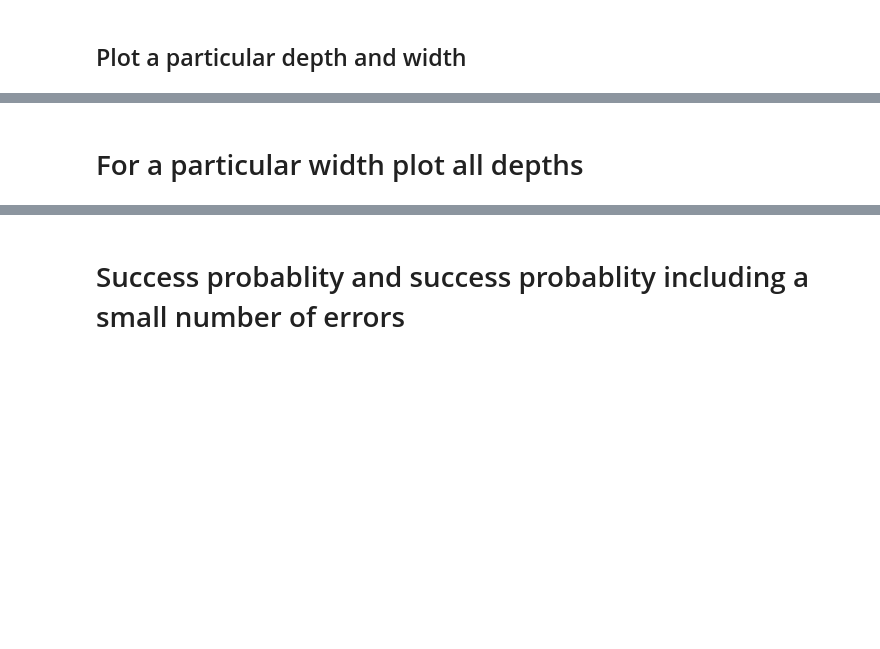
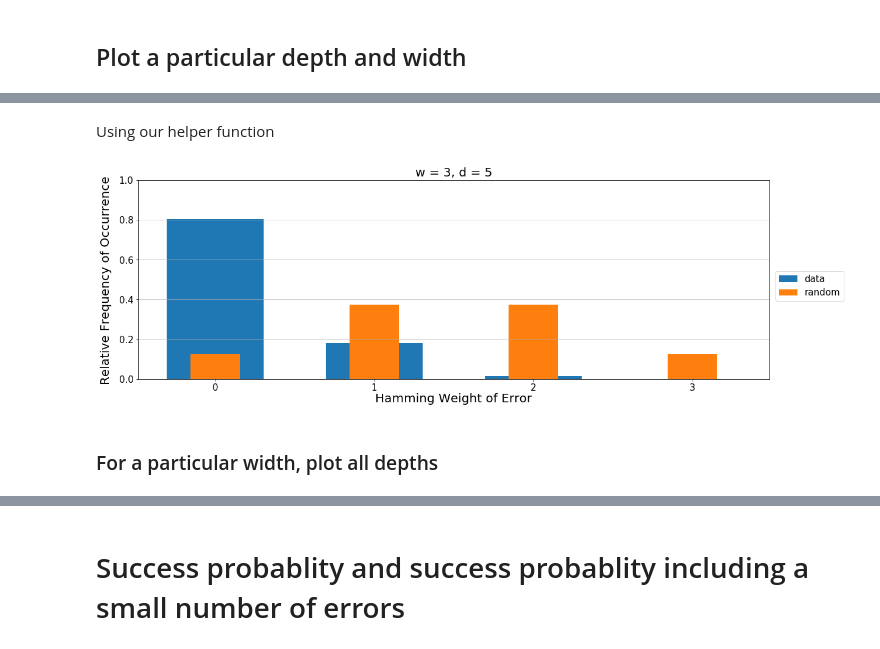
Before and after one commit to rigetti/forest-benchmarking, a Jupyter notebook: examples/volumetrics.ipynb, the cells around one changed output, grey strips where cells are left out. Drawn from its saved outputs; the diff is of its cells as text; code cells hidden in the pictures; blank space fills up the shorter version.

```diff
--- a/examples/volumetrics.ipynb
+++ b/examples/volumetrics.ipynb
@@ -372,2 +372,8 @@ plt.show()
+# %% [markdown]
+Using our helper function
+# %%
+fig, axs = plot_error_distributions(avg_err_hamm_distrs, widths=[w], depths=[d], plot_rand_distr=True)
+# %% [output]
+[figure, added]
 # %% [markdown]
-# For a particular width plot all depths
+### For a particular width, plot all depths
```
Also changed, not shown: parts of 29 cells of this notebook, 1 other file.
